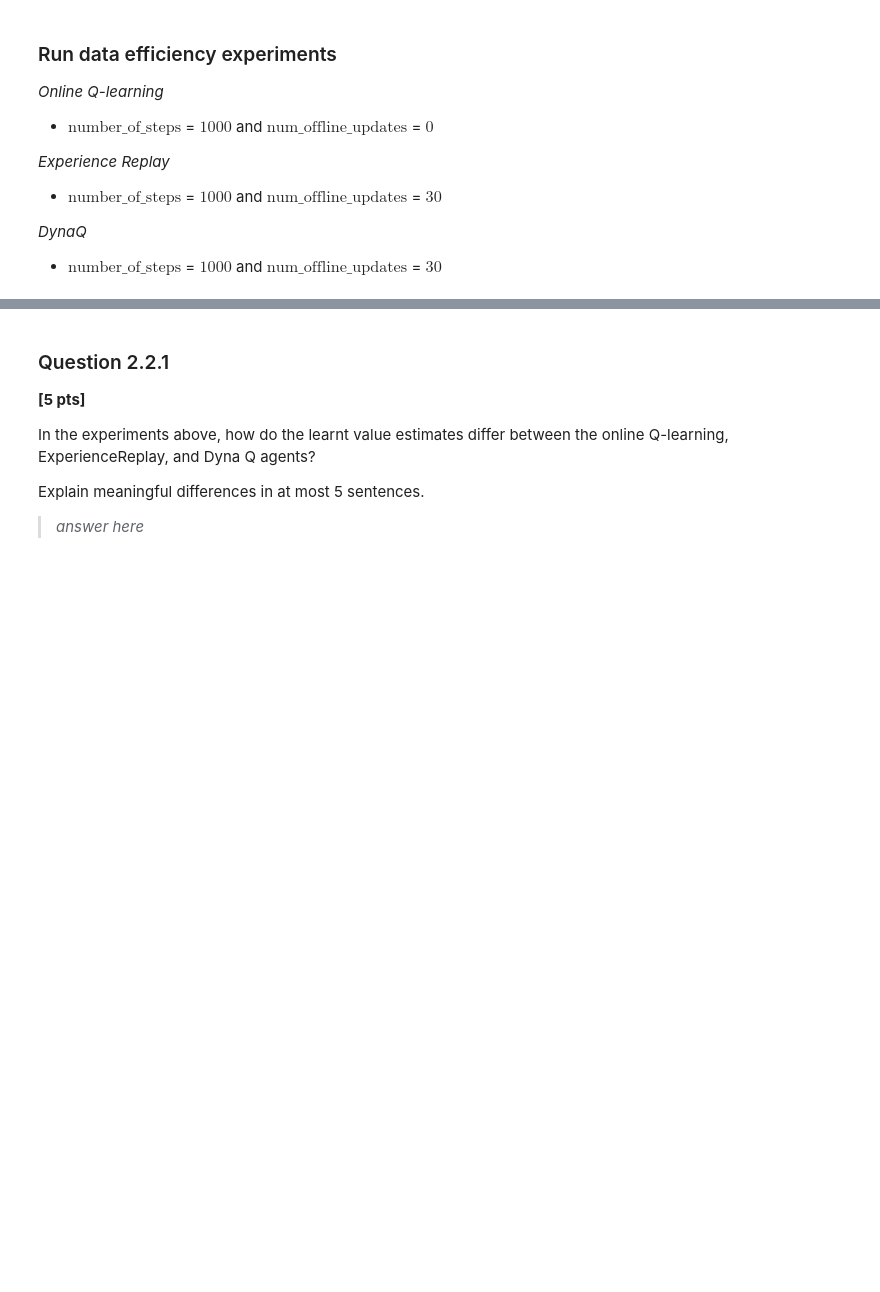
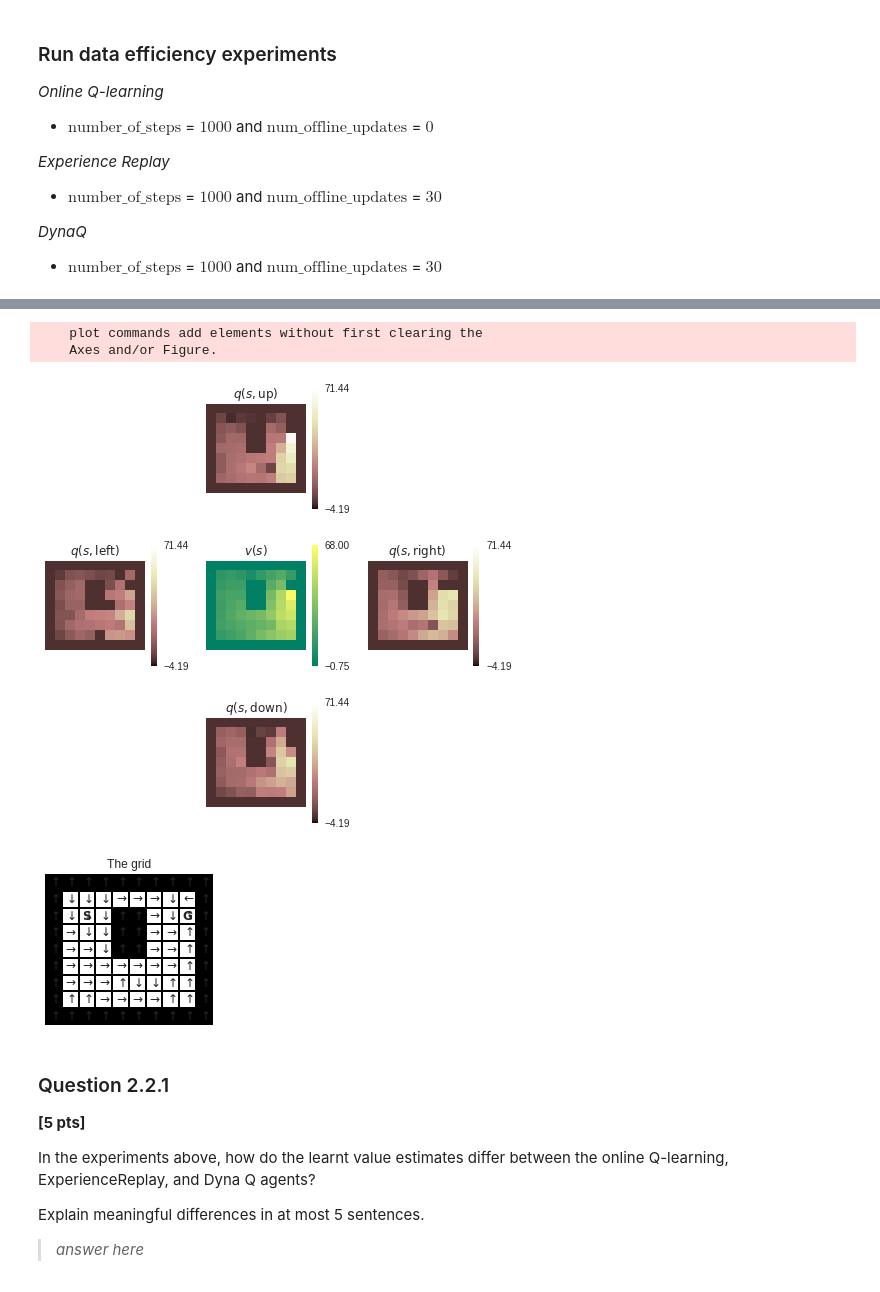
Before and after one commit to bouracha/reinforcement_learning, a Jupyter notebook: 18071890_RL_hw3.ipynb, the cells around one changed output, grey strips where cells are left out. Cells and saved outputs as stored; diff of their text form; code cells hidden in the pictures; blank space fills up the shorter version.

```diff
--- a/18071890_RL_hw3.ipynb
+++ b/18071890_RL_hw3.ipynb
@@ -710,12 +740,18 @@ plot_action_values(q)
 # %%
 # Experience Replay
 grid = Grid()
 agent = ExperienceQ(
   grid._layout.size, 4, grid.get_obs(),
   random_policy, num_offline_updates=30, step_size=0.1)
 run_experiment(grid, agent, int(1e3))
 q = agent.q_values.reshape(grid._layout.shape + (4,))
 plot_action_values(q)
+plot_greedy_policy(grid, q)
+# %% [output]
+    plot commands add elements without first clearing the
+    Axes and/or Figure.
+[figure, added]
+[figure, added]
 # %%
 # DynaQ
 grid = Grid()
```
Also changed, not shown: parts of 5 cells of this notebook.
